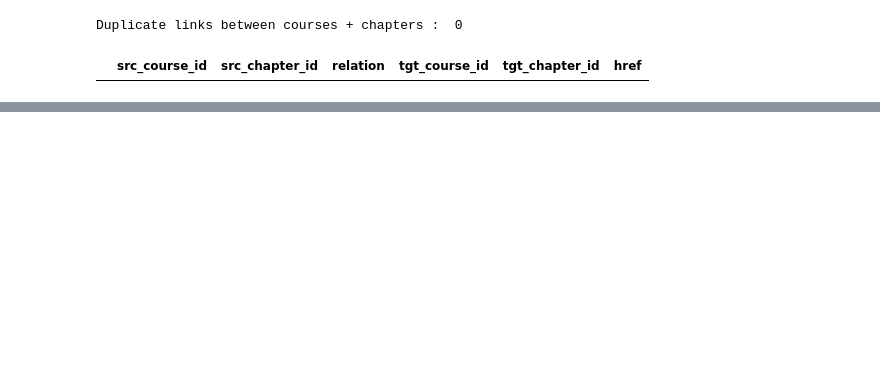
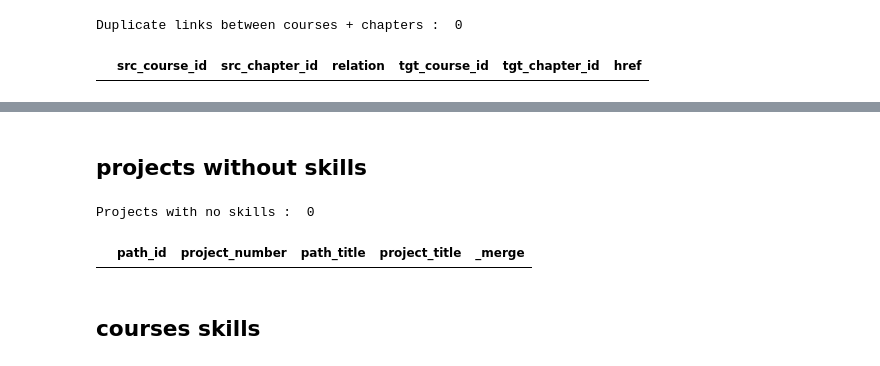
Before and after one commit to TristanV/OCCoursesExplorer, a Jupyter notebook: OCCoursesExplorer_stepbystep.ipynb, the cells around one changed output, grey strips where cells are left out. Cells and saved outputs as stored; diff of their text form; code cells hidden in the pictures; blank space fills up the shorter version.

```diff
--- a/OCCoursesExplorer_stepbystep.ipynb
+++ b/OCCoursesExplorer_stepbystep.ipynb
@@ -212,0 +290,15 @@ Courses with no link at all :  67
+# %% [markdown]
+## projects without skills
+# %%
+projects=ocd.OC_Projects.merge(ocd.OC_Paths[["path_id","path_title"]],on="path_id",how="left")[["path_id","project_number","path_title","project_title"]]
+skills = ocd.OC_ProjectsSkills[["path_id","project_number"]].drop_duplicates()
+delta = projects.merge(skills,on=["path_id","project_number"],how='right', indicator=True)
+delta = delta[delta["_merge"]=="left_only"]
+print("Projects with no skills : ",len(delta))
+display(delta)
+#display(delta[delta["_merge"]=="left_only"])
+# %% [output]
+Projects with no skills :  0
+|  | path_id | project_number | path_title | project_title | _merge |
+# %% [markdown]
+## courses skills
```
Also changed, not shown: parts of 28 cells of this notebook, 12 other files.
